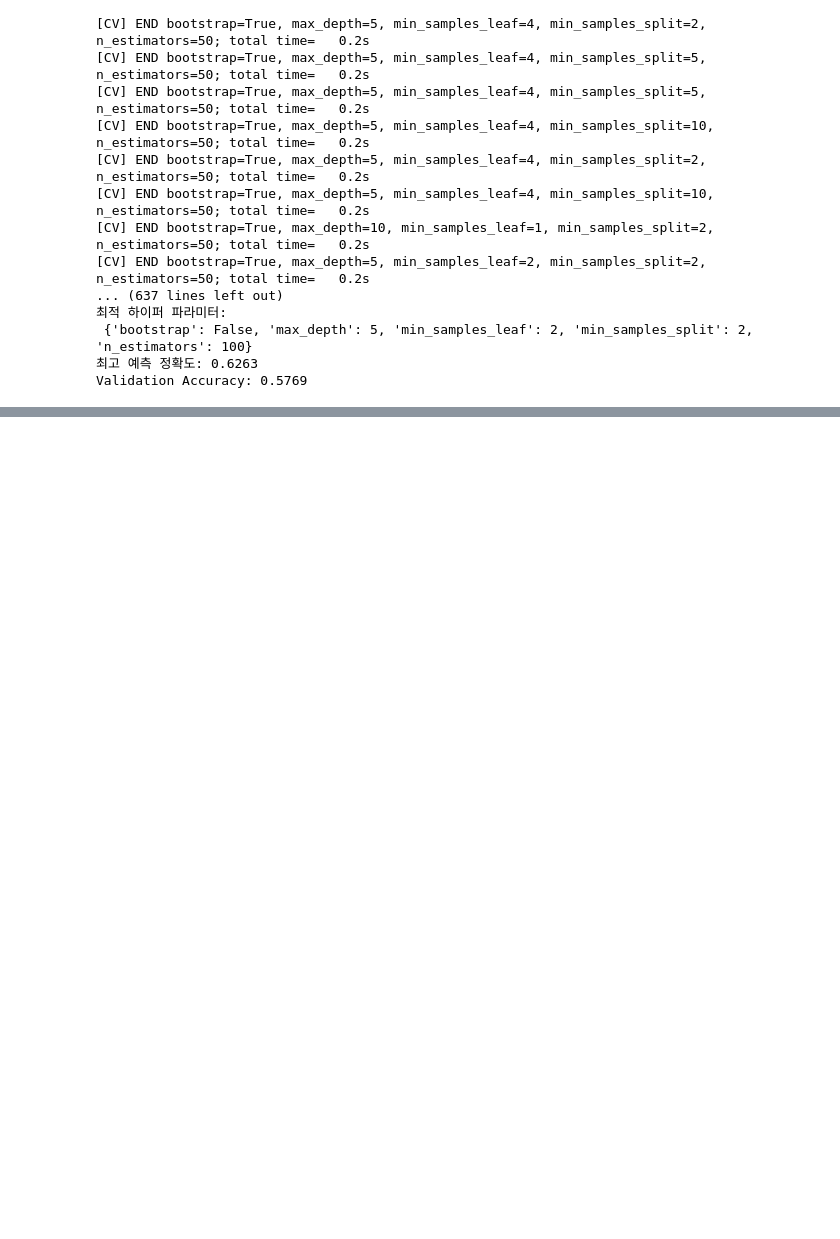
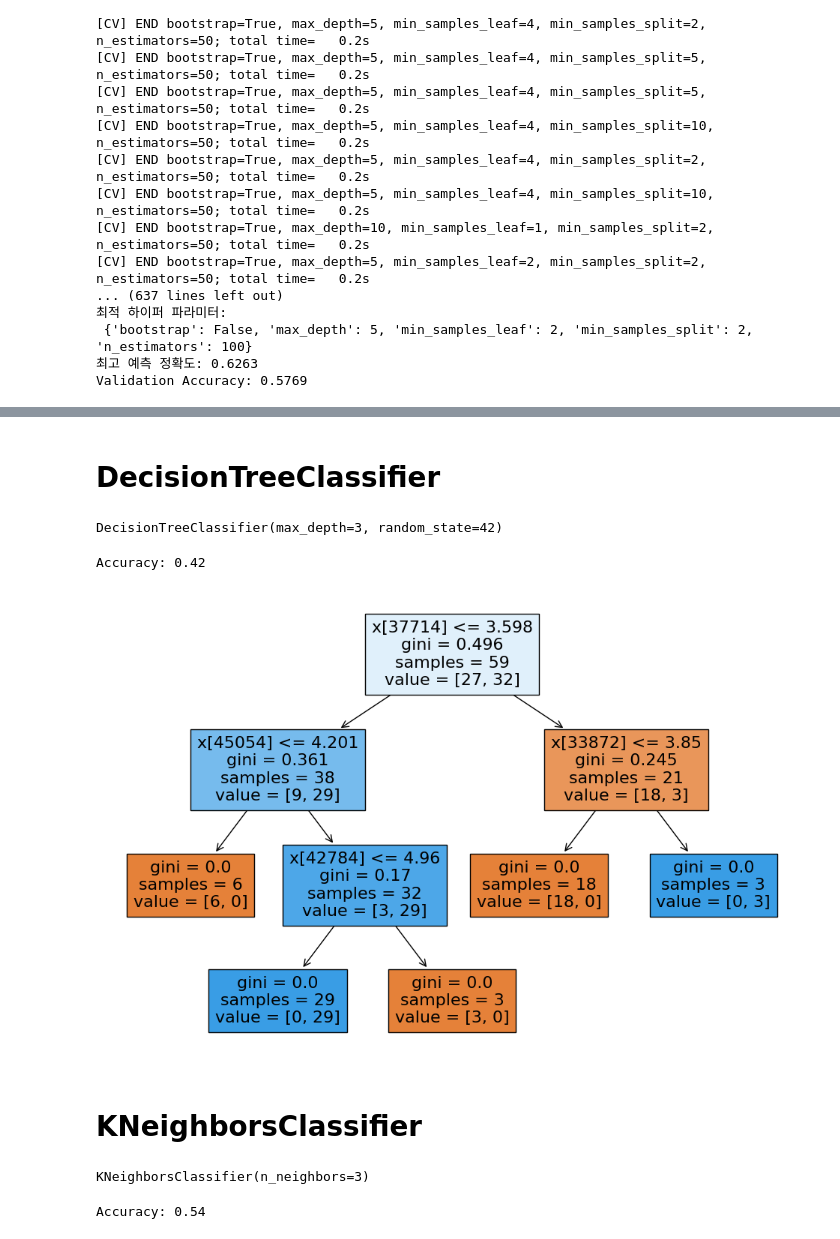
Before and after one commit to younggun339/PageLink, a Jupyter notebook: Bladder/test.ipynb, the cells around one changed output, grey strips where cells are left out. Drawn from its saved outputs; the diff is of its cells as text; code cells hidden in the pictures; blank space fills up the shorter version.

```diff
--- a/Bladder/test.ipynb
+++ b/Bladder/test.ipynb
@@ -171,0 +248,2 @@ print(label_encoder.classes_)
+# %% [markdown]
+# DecisionTreeClassifier
@@ -171,0 +254,8 @@ print(label_encoder.classes_)
+# %%
+# 모델 생성
+clf = DecisionTreeClassifier(criterion="gini", max_depth=3, random_state=42)
+
+# 모델 학습
+clf.fit(X_train, y_train)
+# %% [output]
+DecisionTreeClassifier(max_depth=3, random_state=42)
@@ -171,0 +264,24 @@ print(label_encoder.classes_)
+# %%
+accuracy = accuracy_score(y_test, y_pred)
+print(f"Accuracy: {accuracy:.2f}")
+# %% [output]
+Accuracy: 0.42
+# %%
+from sklearn.tree import plot_tree
+import matplotlib.pyplot as plt
+
+plt.figure(figsize=(12, 8))
+plot_tree(clf, filled=True)
+plt.show()
+# %% [output]
+[figure, added]
+# %% [markdown]
+# KNeighborsClassifier
+# %%
+from sklearn.neighbors import KNeighborsClassifier
+# 3. 모델 생성 및 학습
+# n_neighbors는 K값을 설정 (기본값: 5)
+knn = KNeighborsClassifier(n_neighbors=3)
+knn.fit(X_train, y_train)
+# %% [output]
+KNeighborsClassifier(n_neighbors=3)
@@ -171,0 +291,6 @@ print(label_encoder.classes_)
+# %%
+# 5. 정확도 평가
+accuracy = accuracy_score(y_test, y_pred)
+print(f"Accuracy: {accuracy:.2f}")
+# %% [output]
+Accuracy: 0.54
```
Also changed, not shown: parts of 24 cells of this notebook.
